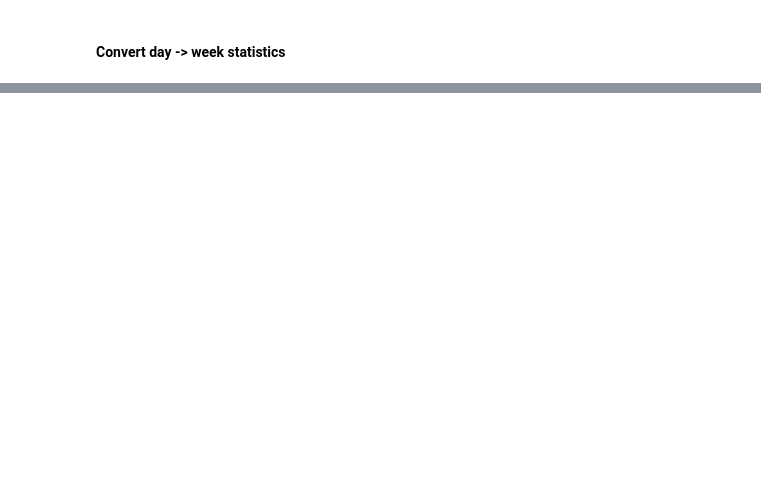
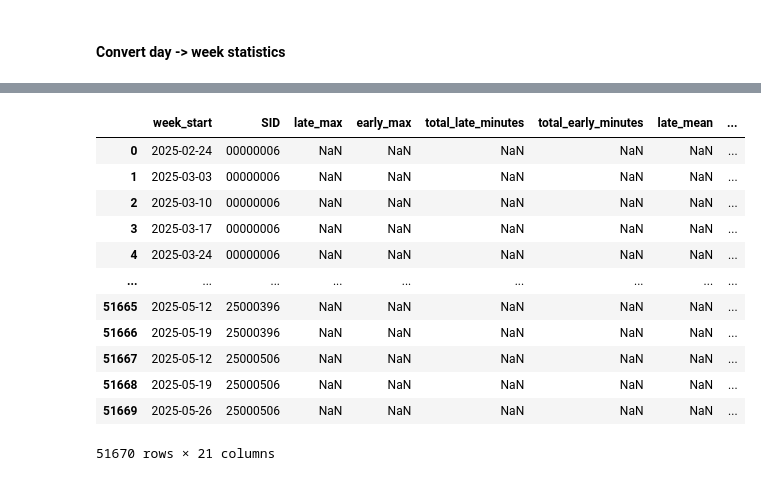
Before and after one commit to tthvan/student-dropout-analysis, a Jupyter notebook: notebooks/weekly_manipulation.ipynb, the cells around one changed output, grey strips where cells are left out. Cells and saved outputs as stored; diff of their text form; code cells hidden in the pictures; blank space fills up the shorter version.

```diff
--- a/notebooks/weekly_manipulation.ipynb
+++ b/notebooks/weekly_manipulation.ipynb
@@ -142,0 +176,78 @@ weekly_stats = (day.groupby('SID', 'week_start')
+# %%
+HOLIDAYS = ['2024-09-02', '2024-09-03', '2024-11-05', '2024-11-11', '2024-11-28', '2024-11-29',
+            '2024-12-23', '2024-12-24','2024-12-25','2024-12-26','2024-12-27','2024-12-28','2024-12-29','2024-12-30',
+            '2024-12-31','2025-01-01','2025-01-02', '2025-01-20','2025-01-25','2025-01-26','2025-01-27','2025-01-28',
+            '2025-01-29','2025-01-30','2025-01-31','2025-02-01','2025-02-02','2025-02-17','2025-04-05','2025-04-06',
+            '2025-04-07','2025-04-30','2025-05-01','2025-05-26']
+# %%
+HOLIDAYS = pd.to_datetime(HOLIDAYS).date
+
+def school_days_in_week_ex_holidays(monday_ts):
+    # business days Mon..Sun, then filter to Mon–Fri and drop holidays
+    bdays = pd.bdate_range(monday_ts, monday_ts + pd.Timedelta(days=6))  # business days in that calendar week
+    return int(sum((d.weekday() <= 4) and (d.date() not in HOLIDAYS) for d in bdays))
+
+
+weekly_stats["school_days_w"] = weekly_stats["week_start"].apply(school_days_in_week_ex_holidays).astype(int)
+
+# Presence rate over intended school days (Mon–Fri minus holidays)
+weekly_stats["present_rate_w"] = weekly_stats["days_present_w"] / weekly_stats["school_days_w"].replace(0, np.nan)
+
+# Attendance ratio (time-based quality)
+#weekly_stats["attendance_ratio_w"] = weekly_stats["total_attended_minutes_w"] / weekly_stats["total_planned_minutes_w"].replace(0, np.nan)
+
+# --- Fill missing weeks (so weeks with no activity appear as explicit rows) ---
+def fill_missing_weeks(df, sid_col="SID", week_col="week_start", freq="W-MON"):
+    """
+    Ensure every student has a continuous weekly index from their first to last seen week.
+    - Takes a per-student subset `g`
+    - Builds a full weekly date_range from min(week_start) to max(week_start)
+    - Reindexes to insert missing Mondays as rows with NaNs
+    - Keeps SID alongside
+    Why: rolling windows then reflect *calendar* weeks; 0-activity weeks become real rows.
+    """
+    out = []
+    for sid, g in df.groupby(sid_col):
+        if g.empty:
+            continue
+        g = g.sort_values(week_col)
+        full_idx = pd.date_range(g[week_col].min(), g[week_col].max(), freq=freq)
+        gg = (g.set_index(week_col)
+                .reindex(full_idx)                # insert missing weeks as NaN
+                .rename_axis(week_col)
+                .reset_index())
+        gg[sid_col] = sid                         # carry SID down to the new rows
+        out.append(gg)
+    return pd.concat(out, ignore_index=True) if out else df.copy()
+
+student_week = fill_missing_weeks(weekly_stats, sid_col="SID", week_col="week_start", freq="W-MON")
+
+# Counts/minutes: fill NaN with 0; keep means/rates NaN when no denominator
+for c in ["days_present_w","days_observed_w","total_attended_minutes_w","total_planned_minutes_w","school_days_w"]:
+    if c in student_week.columns:
+        student_week[c] = student_week[c].fillna(0)
+
+# Optional: explicit inactivity flag (no presence and no minutes recorded that week)
+student_week["inactive_week_flag"] = (
+    (student_week.get("days_present_w", 0) == 0) &
+    (student_week.get("total_attended_minutes_w", 0) == 0)
+).astype(int)
+
+# --- Rolling 4-week trend features (per student) ---
+student_week = student_week.sort_values(["SID", "week_start"])
+
+student_week
+# %% [output]
+|  | week_start | SID | late_max | early_max | total_late_minutes | total_early_minutes | late_mean | ... |
+| 0 | 2025-02-24 | 00000006 | NaN | NaN | NaN | NaN | NaN | ... |
+| 1 | 2025-03-03 | 00000006 | NaN | NaN | NaN | NaN | NaN | ... |
+| 2 | 2025-03-10 | 00000006 | NaN | NaN | NaN | NaN | NaN | ... |
+| 3 | 2025-03-17 | 00000006 | NaN | NaN | NaN | NaN | NaN | ... |
+| 4 | 2025-03-24 | 00000006 | NaN | NaN | NaN | NaN | NaN | ... |
+| ... | ... | ... | ... | ... | ... | ... | ... | ... |
+| 51665 | 2025-05-12 | 25000396 | NaN | NaN | NaN | NaN | NaN | ... |
+| 51666 | 2025-05-19 | 25000396 | NaN | NaN | NaN | NaN | NaN | ... |
+| 51667 | 2025-05-12 | 25000506 | NaN | NaN | NaN | NaN | NaN | ... |
+| 51668 | 2025-05-19 | 25000506 | NaN | NaN | NaN | NaN | NaN | ... |
+| 51669 | 2025-05-26 | 25000506 | NaN | NaN | NaN | NaN | NaN | ... |
+51670 rows × 21 columns
```
Also changed, not shown: parts of 8 cells of this notebook, 1 other file.
